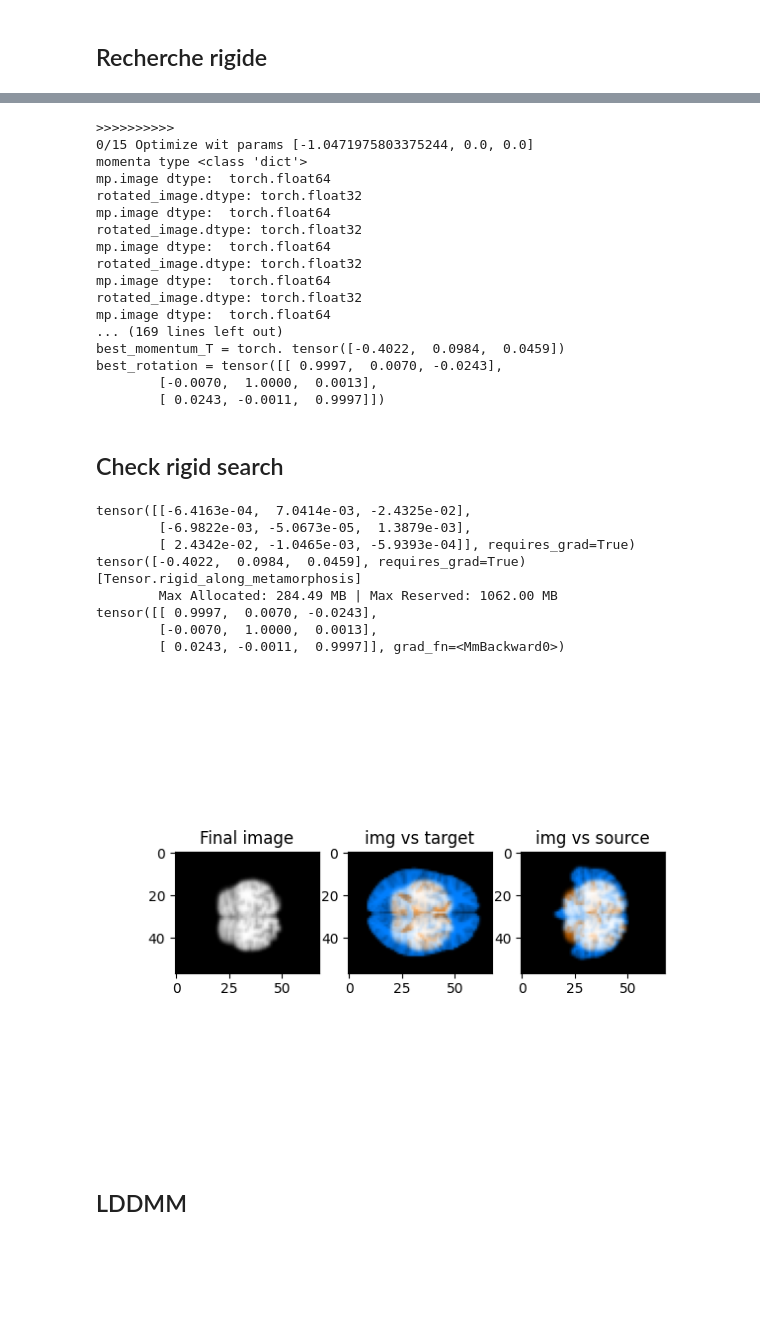
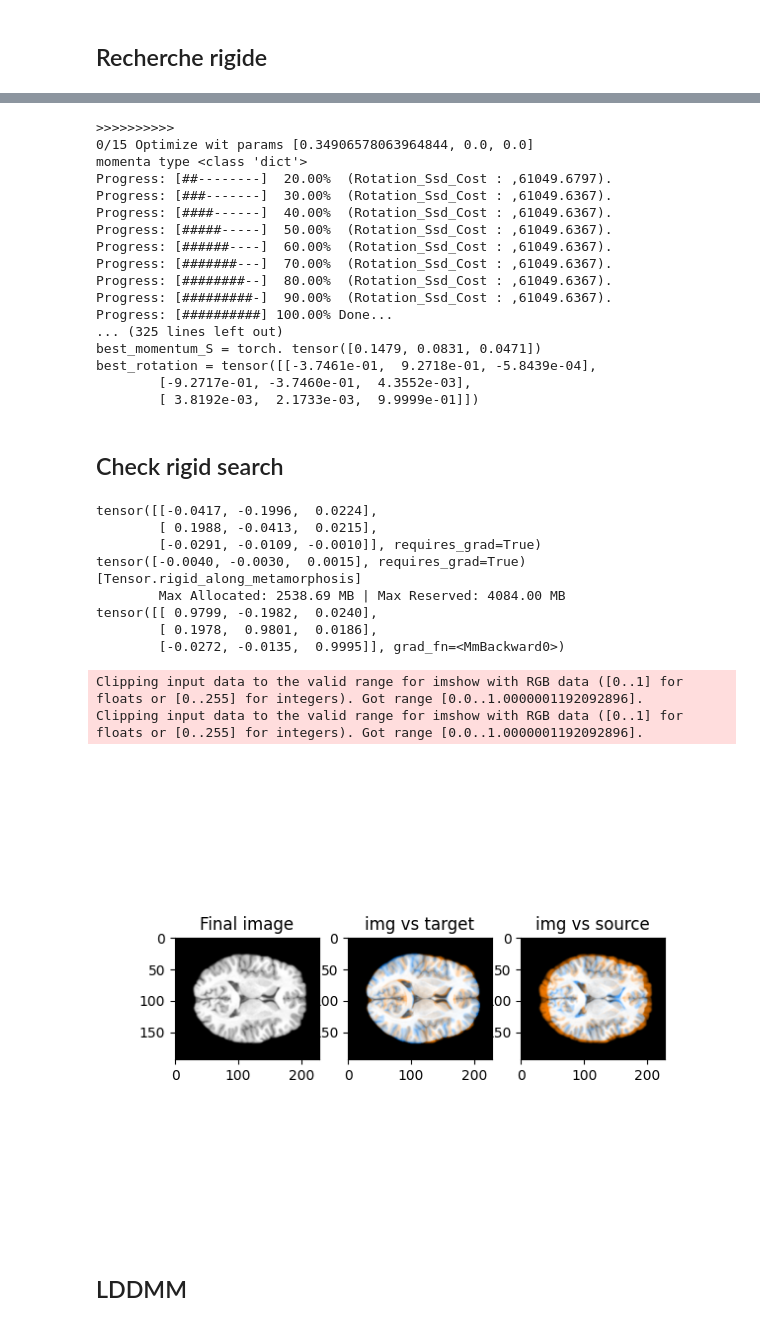
Before and after one commit to antonfrancois/Demeter_metamorphosis, a Jupyter notebook: examples/execute_ixi_template.ipynb, the cells around one changed output, grey strips where cells are left out. Cells and saved outputs as stored; diff of their text form; code cells hidden in the pictures; blank space fills up the shorter version.

Commit message:
new way of openning images with affines

```diff
--- a/examples/execute_ixi_template.ipynb
+++ b/examples/execute_ixi_template.ipynb
@@ -193,11 +361,11 @@ torch.float64
 ## Recherche rigide
 # %%
 # Recherche rigide
-source_b, target_b, trans_s, trans_t = rg.align_barycentres(ixi_img, template, verbose=True)
+source_b, target_b, trans_s, trans_t = rg.align_barycentres(source, target, verbose=True)
 
 kernelOperator = rk.GaussianRKHS(sigma=(15,15,15),normalized=False)
-# datacost = mt.Rotation_Ssd_Cost(target_b.to('cuda:0'), alpha=1)
-datacost = mt.Rotation_MutualInformation_Cost(target_b.to('cuda:0'), alpha=1)
+datacost = mt.Rotation_Ssd_Cost(target_b.to('cuda:0'), alpha=1)
+# datacost = mt.Rotation_MutualInformation_Cost(target_b.to('cuda:0'), alpha=1)
 
 
 mr = mt.rigid_along_metamorphosis(
@@ -238,23 +399,23 @@ Computation of initial_exploration done in  0:00:01s and 0.292cents  s
 # %%
-best_loss, best_momentum_R, best_momentum_T, best_rot = rg.optimize_on_rigid(mr, top_params, n_iter=10,verbose=True)
+best_loss, best_momentum_R, best_momentum_T, best_momentum_S, best_rot = rg.optimize_on_rigid(mr, top_params, n_iter=10,verbose=True)
 # %% [output]
 >>>>>>>>>>
-0/15 Optimize wit params [-1.0471975803375244, 0.0, 0.0]
+0/15 Optimize wit params [0.34906578063964844, 0.0, 0.0]
 momenta type <class 'dict'>
-mp.image dtype:  torch.float64
-rotated_image.dtype: torch.float32
-mp.image dtype:  torch.float64
-rotated_image.dtype: torch.float32
-mp.image dtype:  torch.float64
-rotated_image.dtype: torch.float32
-mp.image dtype:  torch.float64
-rotated_image.dtype: torch.float32
-mp.image dtype:  torch.float64
-... (169 lines left out)
-best_momentum_T = torch. tensor([-0.4022,  0.0984,  0.0459])
-best_rotation = tensor([[ 0.9997,  0.0070, -0.0243],
-        [-0.0070,  1.0000,  0.0013],
-        [ 0.0243, -0.0011,  0.9997]])
+Progress: [##--------]  20.00%  (Rotation_Ssd_Cost : ,61049.6797).
+Progress: [###-------]  30.00%  (Rotation_Ssd_Cost : ,61049.6367).
+Progress: [####------]  40.00%  (Rotation_Ssd_Cost : ,61049.6367).
+Progress: [#####-----]  50.00%  (Rotation_Ssd_Cost : ,61049.6367).
+Progress: [######----]  60.00%  (Rotation_Ssd_Cost : ,61049.6367).
+Progress: [#######---]  70.00%  (Rotation_Ssd_Cost : ,61049.6367).
+Progress: [########--]  80.00%  (Rotation_Ssd_Cost : ,61049.6367).
+Progress: [#########-]  90.00%  (Rotation_Ssd_Cost : ,61049.6367).
+Progress: [##########] 100.00% Done...
+... (325 lines left out)
+best_momentum_S = torch. tensor([0.1479, 0.0831, 0.0471])
+best_rotation = tensor([[-3.7461e-01,  9.2718e-01, -5.8439e-04],
+        [-9.2717e-01, -3.7460e-01,  4.3552e-03],
+        [ 3.8192e-03,  2.1733e-03,  9.9999e-01]])
 # %%
 # source_b, target_b, trans_s, trans_t = rg.align_barycentres(ixi_img, template, verbose=True)
 # best_momentum_R = torch. tensor([[ 0.0000,  3.3578, -0.1457],
@@ -270,7 +431,9 @@ momenta = mtrt.prepare_momenta(
     image=False,
     rotation=True,
     translation=True,
+    scaling=True,
     rot_prior=best_momentum_R.detach().clone(),trans_prior=best_momentum_T.detach().clone(),# - trans_s + trans_t,
+    scale_prior=best_momentum_S,
     device= "cpu"
 )
 print(momenta["momentum_R"])
@@ -284,44 +447,46 @@ mr = mt.rigid_along_metamorphosis(
     rho = 1,
     data_term=datacost ,
     integration_steps = 10,
     cost_cst=.1,
     n_iter=0,
     save_gpu_memory=False,
     lbfgs_max_iter = 20,
     lbfgs_history_size = 20,
 )
 mr.mp.forward(source_b.cpu(), momenta, save=True)
 
 print(mr.mp.rot_mat)
 
 # a3s.Visualize_GeodesicOptim_plt(mr, "random")
 # rot_def = tb.grid_from_rotation_translation(mr.mp.id_grid, mr.mp.rot_mat, mr.mp.translation)
 # rot_def =   tb.grid_from_rotation(mr.mp.id_grid, mr.mp.rot_mat.T)
 # rot_def += mr.mp.translation
 rot_def = mr.mp.get_rigidor()
 rotated_source = tb.imgDeform(mr.mp.image,rot_def,dx_convention='2square')
 img = rotated_source[0,0,..., mr.source.shape[-1]//2].detach().cpu()
-img_target = tb.imCmp(rotated_source[..., ixi_img.shape[-1]//2].detach().cpu(), mr.target[..., ixi_img.shape[-1]//2].detach().cpu(), "compose")[0]
-img_source = tb.imCmp(rotated_source[..., ixi_img.shape[-1]//2].detach().cpu(), mr.source[..., ixi_img.shape[-1]//2].detach().cpu(), "compose")[0]
+img_target = tb.imCmp(rotated_source[..., source.shape[-1]//2].detach().cpu(), mr.target[..., source.shape[-1]//2].detach().cpu(), "compose")[0]
+img_source = tb.imCmp(rotated_source[..., source.shape[-1]//2].detach().cpu(), mr.source[..., source.shape[-1]//2].detach().cpu(), "compose")[0]
 fig,ax = plt.subplots(1,3)
 ax[0].imshow(img, cmap="gray")
 ax[0].set_title("Final image")
 ax[1].imshow(img_target, cmap="gray")
 ax[1].set_title("img vs target")
 ax[2].imshow(img_source, cmap="gray")
 ax[2].set_title("img vs source")
 plt.show()
 # %% [output]
-tensor([[-6.4163e-04,  7.0414e-03, -2.4325e-02],
-        [-6.9822e-03, -5.0673e-05,  1.3879e-03],
-        [ 2.4342e-02, -1.0465e-03, -5.9393e-04]], requires_grad=True)
-tensor([-0.4022,  0.0984,  0.0459], requires_grad=True)
+tensor([[-0.0417, -0.1996,  0.0224],
+        [ 0.1988, -0.0413,  0.0215],
+        [-0.0291, -0.0109, -0.0010]], requires_grad=True)
+tensor([-0.0040, -0.0030,  0.0015], requires_grad=True)
 [Tensor.rigid_along_metamorphosis]
-        Max Allocated: 284.49 MB | Max Reserved: 1062.00 MB
-tensor([[ 0.9997,  0.0070, -0.0243],
-        [-0.0070,  1.0000,  0.0013],
-        [ 0.0243, -0.0011,  0.9997]], grad_fn=<MmBackward0>)
+        Max Allocated: 2538.69 MB | Max Reserved: 4084.00 MB
+tensor([[ 0.9799, -0.1982,  0.0240],
+        [ 0.1978,  0.9801,  0.0186],
+        [-0.0272, -0.0135,  0.9995]], grad_fn=<MmBackward0>)
+Clipping input data to the valid range for imshow with RGB data ([0..1] for floats or [0..255] for integers). Got range [0.0..1.0000001192092896].
+Clipping input data to the valid range for imshow with RGB data ([0..1] for floats or [0..255] for integers). Got range [0.0..1.0000001192092896].
-[figure, old version]
+[figure, new version]
 # %% [markdown]
 ## LDDMM
 # %%
```
Also changed, not shown: parts of 4 cells of this notebook, 1 other file.
